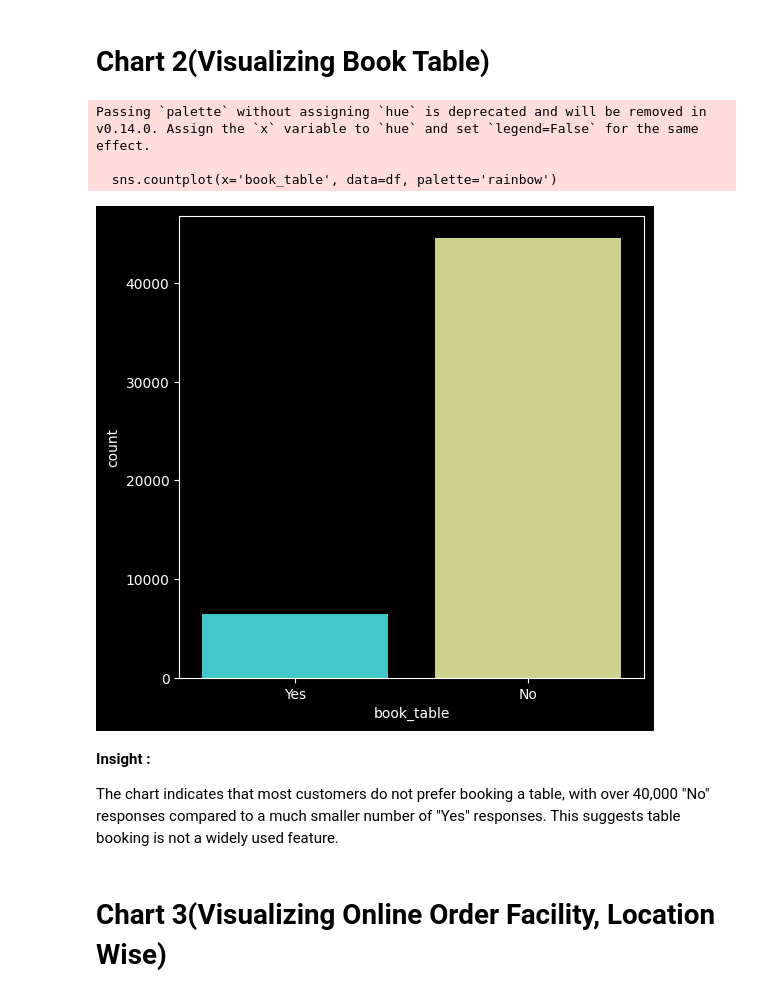
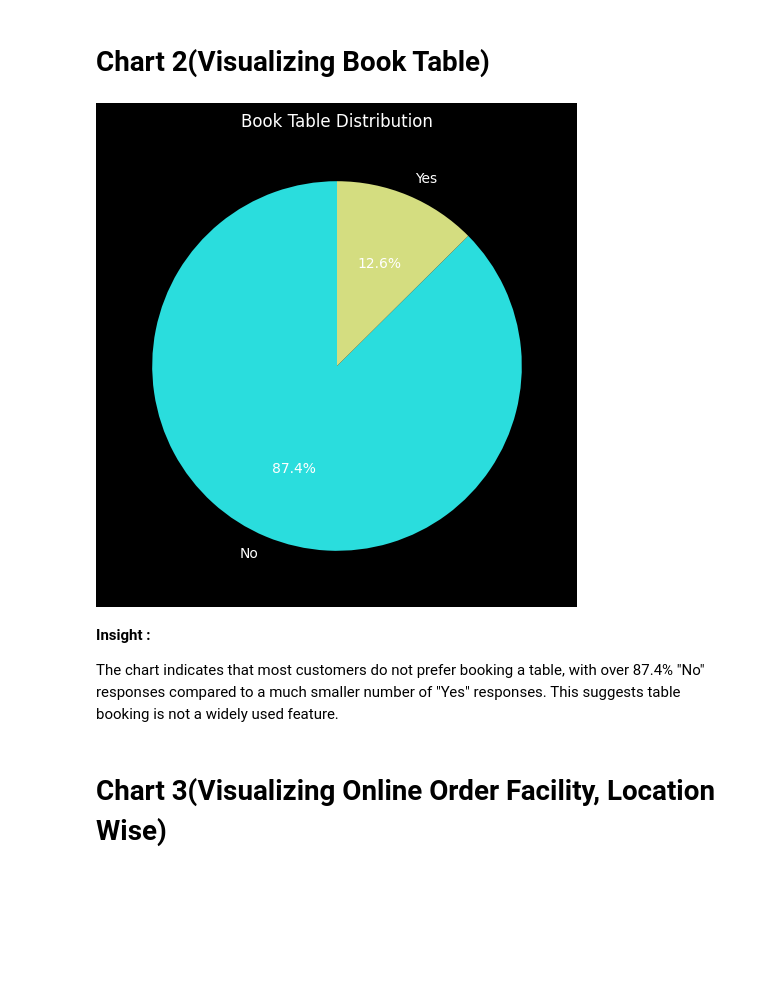
Before and after one commit to Akansha2401/Sprint1, a Jupyter notebook: Zomata_dataset_analysis_pythoncode.ipynb, the cells around one changed output. Drawn from its saved outputs; the diff is of its cells as text; code cells hidden in the pictures; blank space fills up the shorter version.

```diff
--- a/Zomata_dataset_analysis_pythoncode.ipynb
+++ b/Zomata_dataset_analysis_pythoncode.ipynb
@@ -725,24 +734,29 @@ The chart shows that the majority of the data entries have opted for online orde
 # %% [markdown]
 # **Chart 2(Visualizing Book Table)**
 # %%
+# Group the data by 'book_table' and count the occurrences
+book_table_counts = df['book_table'].value_counts()
+
 # Set the figure size to 6x6 for a square-shaped display
-plt.figure(figsize = (6,6))
+plt.figure(figsize=(6,6))
 
-# Create a countplot for the 'book_table' column, with the 'rainbow' color palette
-# This will automatically place the 'book_table' values (Yes/No) on the x-axis and their counts on the y-axis
-sns.countplot(x='book_table', data=df, palette='rainbow')
+# Create a pie chart with the counts of 'book_table' and apply the 'rainbow' color palette
+colors = sns.color_palette('rainbow', len(book_table_counts))
 
-# Display the plot
+# Plot the pie chart
+plt.pie(book_table_counts, labels=book_table_counts.index, autopct='%1.1f%%', colors=colors, startangle=90)
+
+# Set the title for the pie chart
+plt.title('Book Table Distribution')
+
+# Display the pie chart
 plt.show()
 # %% [output]
-Passing `palette` without assigning `hue` is deprecated and will be removed in v0.14.0. Assign the `x` variable to `hue` and set `legend=False` for the same effect.
-
-  sns.countplot(x='book_table', data=df, palette='rainbow')
-[figure, old version]
+[figure, new version]
 # %% [markdown]
 **Insight :**
 
-The chart indicates that most customers do not prefer booking a table, with over 40,000 "No" responses compared to a much smaller number of "Yes" responses. This suggests table booking is not a widely used feature.
+The chart indicates that most customers do not prefer booking a table, with over 87.4% "No" responses compared to a much smaller number of "Yes" responses. This suggests table booking is not a widely used feature.
 # %% [markdown]
 # **Chart 3(Visualizing Online Order Facility, Location Wise)**
 # %%
```
Also changed, not shown: parts of 8 cells of this notebook, 2 other files.
